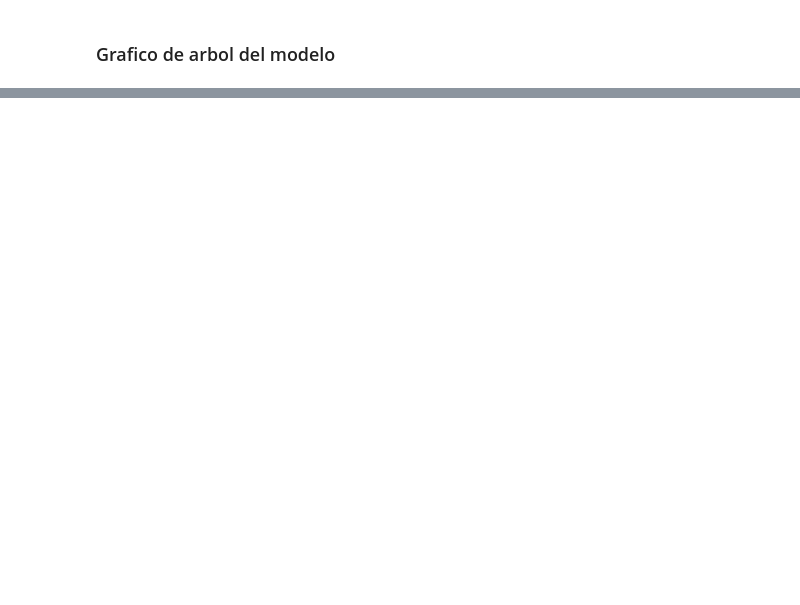
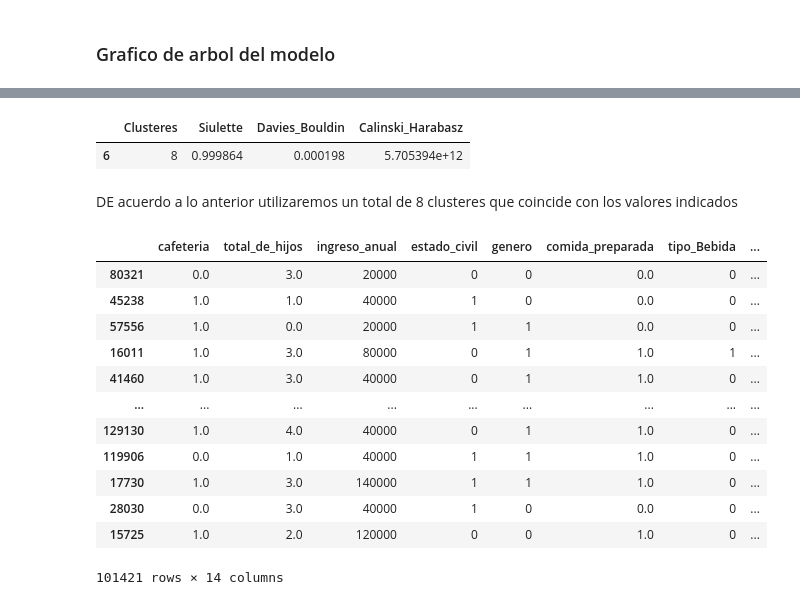
Before and after one commit to Bigote93/EscenciaDelCliente, a Jupyter notebook: EscenciaDelCliente.ipynb, the cells around one changed output, grey strips where cells are left out. Cells and saved outputs as stored; diff of their text form; code cells hidden in the pictures; blank space fills up the shorter version.

```diff
--- a/EscenciaDelCliente.ipynb
+++ b/EscenciaDelCliente.ipynb
@@ -1359,0 +1586,50 @@ grafico
+# %%
+# Filtrar el DataFrame según las condiciones dadas
+filtered_df = coeficientes.query('Siulette > 0.50 and Davies_Bouldin < 0.75').nlargest(1, 'Calinski_Harabasz')
+
+filtered_df
+# %% [output]
+|  | Clusteres | Siulette | Davies_Bouldin | Calinski_Harabasz |
+| 6 | 8 | 0.999864 | 0.000198 | 5.705394e+12 |
+# %% [markdown]
+DE acuerdo a lo anterior utilizaremos un total de 8 clusteres que coincide con los valores indicados
+# %%
+#Dataframes de aspectos
+x_ber = df_modelos.drop(columns='miembro', axis = 1)
+y_ber = df_modelos['miembro']
+
+#Generamos el modelo de entrenamiento y test
+X_train, X_test, y_train, y_test = train_test_split(
+    x_ber,
+    y_ber,
+    test_size = 0.25,
+    random_state = 123
+)
+
+#Instauramos la instancia kmeans
+kmeans = KMeans(n_clusters=8)
+
+#Cargamos el modelo con los datos
+kmeans.fit(X = X_train)
+
+#APlicamos el modelo de prediccion y lo almacenamos
+train_cluster_labels = kmeans.fit_predict(X_train)
+
+X_train['cluster'] = kmeans.labels_
+X_train['inertia'] = kmeans.inertia_
+
+X_train
+# %% [output]
+|  | cafeteria | total_de_hijos | ingreso_anual | estado_civil | genero | comida_preparada | tipo_Bebida | ... |
+| 80321 | 0.0 | 3.0 | 20000 | 0 | 0 | 0.0 | 0 | ... |
+| 45238 | 1.0 | 1.0 | 40000 | 1 | 0 | 0.0 | 0 | ... |
+| 57556 | 1.0 | 0.0 | 20000 | 1 | 1 | 0.0 | 0 | ... |
+| 16011 | 1.0 | 3.0 | 80000 | 0 | 1 | 1.0 | 1 | ... |
+| 41460 | 1.0 | 3.0 | 40000 | 0 | 1 | 1.0 | 0 | ... |
+| ... | ... | ... | ... | ... | ... | ... | ... | ... |
+| 129130 | 1.0 | 4.0 | 40000 | 0 | 1 | 1.0 | 0 | ... |
+| 119906 | 0.0 | 1.0 | 40000 | 1 | 1 | 1.0 | 0 | ... |
+| 17730 | 1.0 | 3.0 | 140000 | 1 | 1 | 1.0 | 0 | ... |
+| 28030 | 0.0 | 3.0 | 40000 | 1 | 0 | 0.0 | 0 | ... |
+| 15725 | 1.0 | 2.0 | 120000 | 0 | 0 | 1.0 | 0 | ... |
+101421 rows × 14 columns
```
Also changed, not shown: parts of 31 cells of this notebook.
